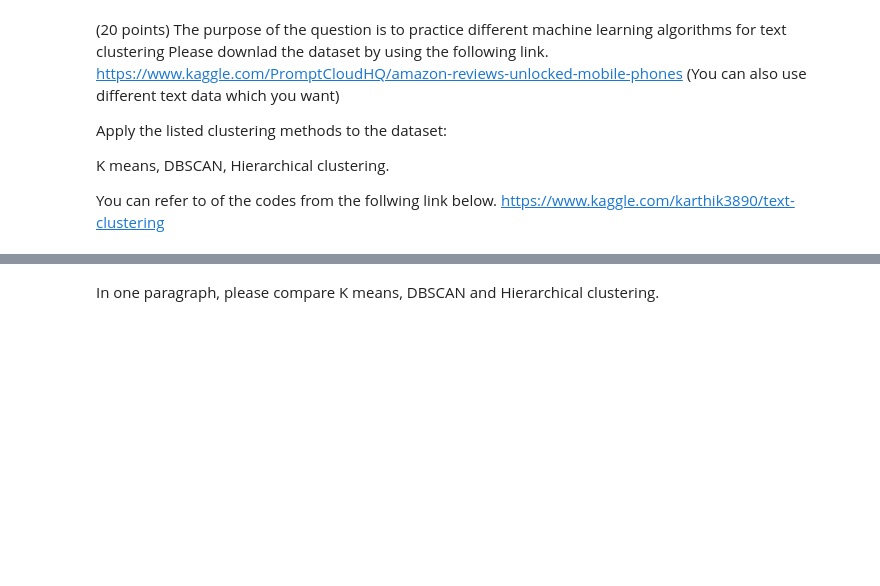
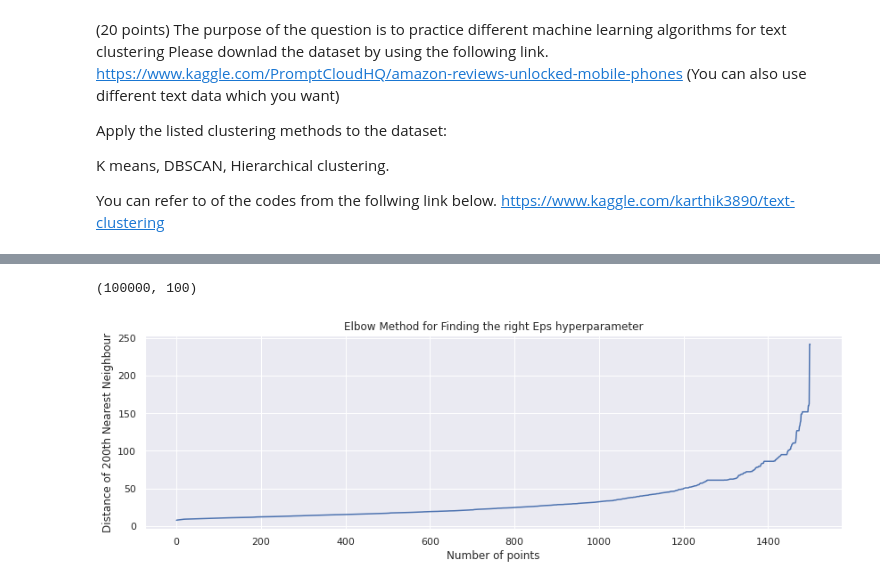
Before and after one commit to anveshveeramalla/Anvesh_INFO5731_SPRING2022, a Jupyter notebook: In_class_exercise_05_2.ipynb, the cells around one changed output, grey strips where cells are left out. Saved outputs shown, nothing was run; the diff lists cells and outputs as text; code cells hidden in the pictures; blank space fills up the shorter version.

```diff
--- a/In_class_exercise_05_2.ipynb
+++ b/In_class_exercise_05_2.ipynb
@@ -503,55 +416,70 @@ cluster_center
 # %%
-reviews=[]
-for i in df['Reviews']:
-    reviews.append(str(i).split())
+#DBScan Clustering
 import gensim
-w2v_model=gensim.models.Word2Vec(reviews, size=100, workers=4)
 
-import numpy as np
-vectors = []
-for i in reviews:
-    vector = np.zeros(100)
-    count = 0
-    for word in i:
+i=0
+list_of_sent=[]
+for line in df["Reviews"].values:
+    list_of_sent.append(line.split())
+
+w2v_model=gensim.models.Word2Vec(list_of_sent, workers=4)
+
+sent_vectors = [];
+for sent in list_of_sent:
+    sent_vec = np.zeros(100)
+    cnt_words =0;
+    for word in sent:
         try:
             vec = w2v_model.wv[word]
-            vector += vec
-            count += 1
+            sent_vec += vec
+            cnt_words += 1
         except:
             pass
-    vector /= count
-    vectors.append(vector)
-vectors = np.array(vectors)
-vectors = np.nan_to_num(vectors)
+    sent_vec /= cnt_words
+    sent_vectors.append(sent_vec)
+sent_vectors = np.array(sent_vectors)
+sent_vectors = np.nan_to_num(sent_vectors)
+sent_vectors.shape
+# %% [output]
+(100000, 100)
 # %%
 from sklearn.cluster import DBSCAN
-minPts = 2 * 100
-# Lower bound function
+minPts = 100
+
 def lower_bound(nums, target):
     l, r = 0, len(nums) - 1
-    # Binary searching
-    while l <= r:
+    while l <= r: # Binary searching.
         mid = int(l + (r - l) / 2)
         if nums[mid] >= target:
             r = mid - 1
         else:
             l = mid + 1
     return l
 
 def compute200thnearestneighbour(x, data):
     dists = []
     for val in data:
-      # computing distances
         dist = np.sum((x - val) **2 )
         if(len(dists) == 200 and dists[199] > dist):
             l = int(lower_bound(dists, dist))
             if l < 200 and l >= 0 and dists[l] > dist:
                 dists[l] = dist
         else:
             dists.append(dist)
             dists.sort()
 
-# Dist 199 contains the distance of 200th nearest neighbour.
     return dists[199]
 
-vectors.shape
+twohundrethneigh = []
+for val in sent_vectors[:1500]:
+    twohundrethneigh.append( compute200thnearestneighbour(val, sent_vectors[:1500]) )
+twohundrethneigh.sort()
+
+plt.figure(figsize=(14,4))
+plt.title("Elbow Method for Finding the right Eps hyperparameter")
+plt.plot([x for x in range(len(twohundrethneigh))], twohundrethneigh)
+plt.xlabel("Number of points")
+plt.ylabel("Distance of 200th Nearest Neighbour")
+plt.show()
+# %% [output]
+[figure, added]
@@ -599,2 +485,0 @@ hier_df.groupby(["Hierarchial Cluster Labels"])["Reviews"].count()
-# %% [markdown]
-In one paragraph, please compare K means, DBSCAN and Hierarchical clustering.
```
Also changed, not shown: parts of 74 cells of this notebook.
